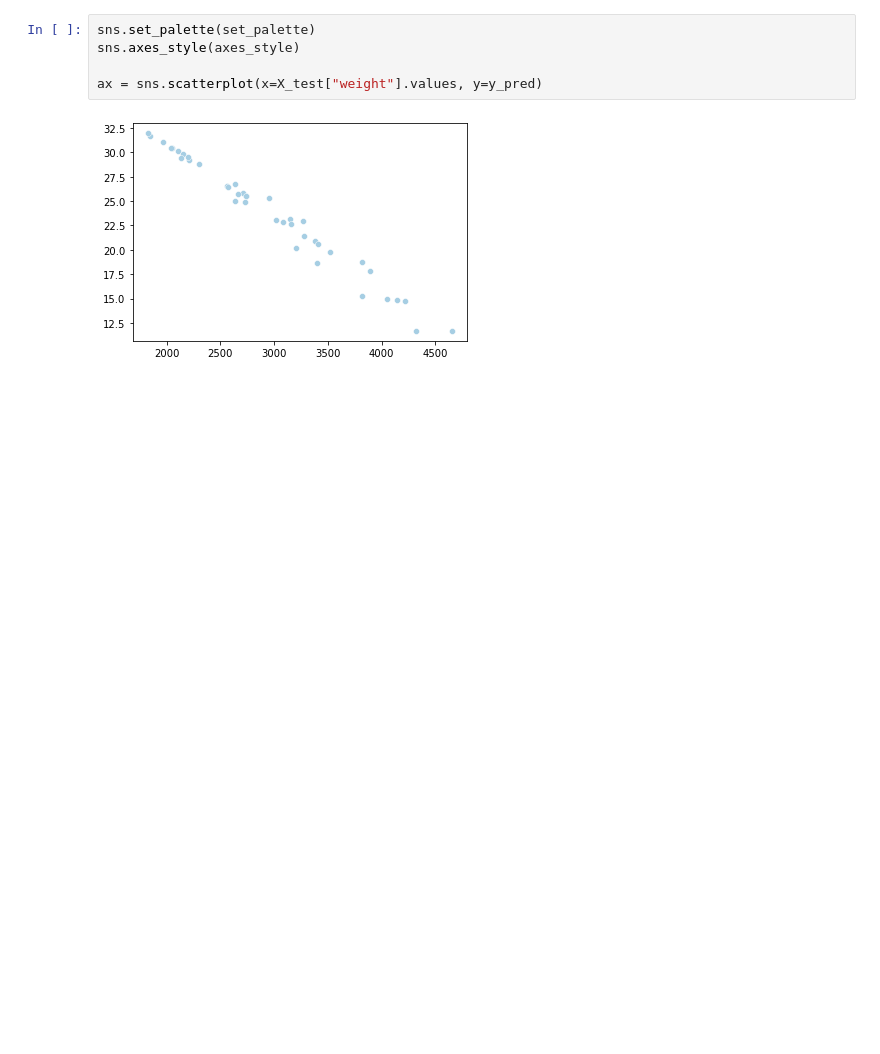
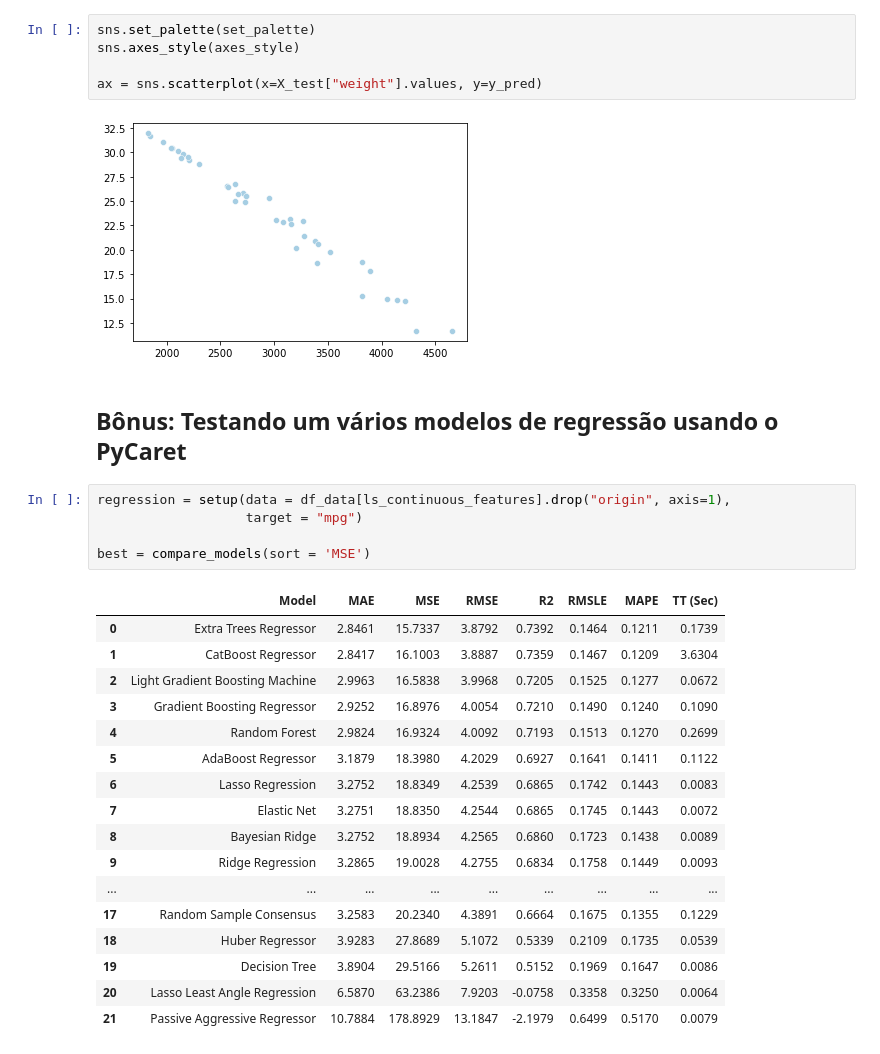
Before and after one commit to Carne-de-Pescoco/kaggle-used-car, a Jupyter notebook: notebooks/3_modeling_evaluation_suto.ipynb, the cells around one changed output. Drawn from its saved outputs; the diff is of its cells as text; blank space fills up the shorter version.

```diff
--- a/notebooks/3_modeling_evaluation_suto.ipynb
+++ b/notebooks/3_modeling_evaluation_suto.ipynb
@@ -286,3 +384,28 @@ sns.axes_style(axes_style)
 ax = sns.scatterplot(x=X_test["weight"].values, y=y_pred)
 # %% [output]
 [figure]
+# %% [markdown]
+## Bônus: Testando um vários modelos de regressão usando o PyCaret
+# %%
+regression = setup(data = df_data[ls_continuous_features].drop("origin", axis=1),
+                   target = "mpg")
+
+best = compare_models(sort = 'MSE')
+# %% [output]
+|  | Model | MAE | MSE | RMSE | R2 | RMSLE | MAPE | TT (Sec) |
+| 0 | Extra Trees Regressor | 2.8461 | 15.7337 | 3.8792 | 0.7392 | 0.1464 | 0.1211 | 0.1739 |
+| 1 | CatBoost Regressor | 2.8417 | 16.1003 | 3.8887 | 0.7359 | 0.1467 | 0.1209 | 3.6304 |
+| 2 | Light Gradient Boosting Machine | 2.9963 | 16.5838 | 3.9968 | 0.7205 | 0.1525 | 0.1277 | 0.0672 |
+| 3 | Gradient Boosting Regressor | 2.9252 | 16.8976 | 4.0054 | 0.7210 | 0.1490 | 0.1240 | 0.1090 |
+| 4 | Random Forest | 2.9824 | 16.9324 | 4.0092 | 0.7193 | 0.1513 | 0.1270 | 0.2699 |
+| 5 | AdaBoost Regressor | 3.1879 | 18.3980 | 4.2029 | 0.6927 | 0.1641 | 0.1411 | 0.1122 |
+| 6 | Lasso Regression | 3.2752 | 18.8349 | 4.2539 | 0.6865 | 0.1742 | 0.1443 | 0.0083 |
+| 7 | Elastic Net | 3.2751 | 18.8350 | 4.2544 | 0.6865 | 0.1745 | 0.1443 | 0.0072 |
+| 8 | Bayesian Ridge | 3.2752 | 18.8934 | 4.2565 | 0.6860 | 0.1723 | 0.1438 | 0.0089 |
+| 9 | Ridge Regression | 3.2865 | 19.0028 | 4.2755 | 0.6834 | 0.1758 | 0.1449 | 0.0093 |
+| ... | ... | ... | ... | ... | ... | ... | ... | ... |
+| 17 | Random Sample Consensus | 3.2583 | 20.2340 | 4.3891 | 0.6664 | 0.1675 | 0.1355 | 0.1229 |
+| 18 | Huber Regressor | 3.9283 | 27.8689 | 5.1072 | 0.5339 | 0.2109 | 0.1735 | 0.0539 |
+| 19 | Decision Tree | 3.8904 | 29.5166 | 5.2611 | 0.5152 | 0.1969 | 0.1647 | 0.0086 |
+| 20 | Lasso Least Angle Regression | 6.5870 | 63.2386 | 7.9203 | -0.0758 | 0.3358 | 0.3250 | 0.0064 |
+| 21 | Passive Aggressive Regressor | 10.7884 | 178.8929 | 13.1847 | -2.1979 | 0.6499 | 0.5170 | 0.0079 |
```
Also changed, not shown: parts of 15 cells of this notebook, 1 other file.
